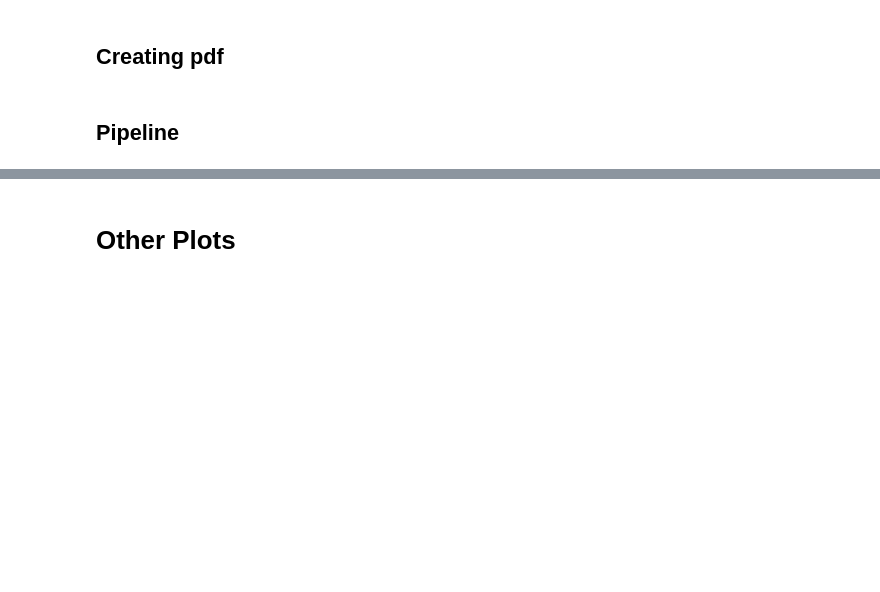
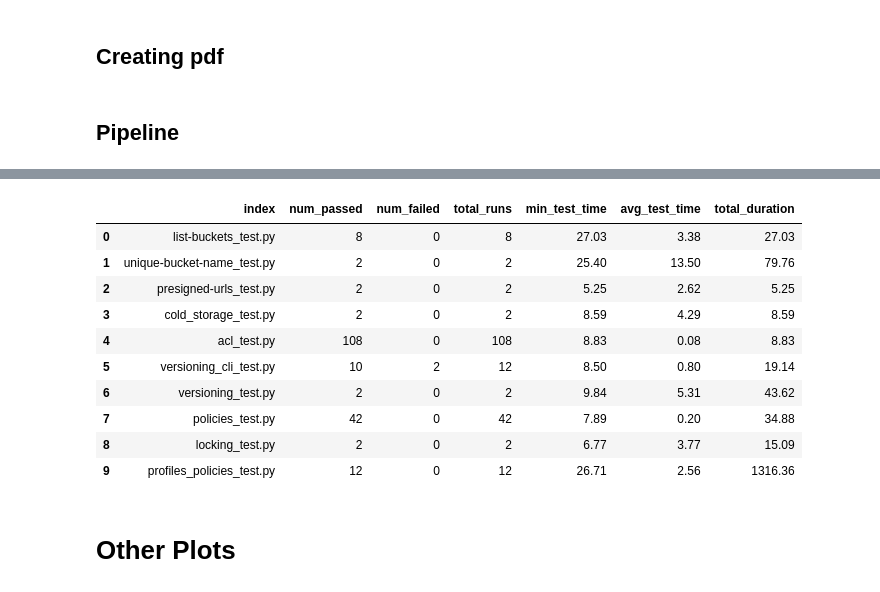
Before and after one commit to 2xlhe/gh-Actions-Reader, a Jupyter notebook: report.ipynb, the cells around one changed output, grey strips where cells are left out. Drawn from its saved outputs; the diff is of its cells as text; code cells hidden in the pictures; blank space fills up the shorter version.

```diff
--- a/report.ipynb
+++ b/report.ipynb
@@ -394,7 +396,7 @@ def get_ids_in_date_range(df, initial_date, final_date):
     return filtered_df['databaseId'].tolist()
 # %%
 repo_path = 'MagaluCloud/s3-specs'
-query_size = 2
+query_size = 4
 
 workflow = ActionsWorkflow(repository=repo_path, query_size=query_size)
 
@@ -407,8 +409,7 @@ jobs = ActionsJobs(repo_path)
 all_workflows_jobs = pd.DataFrame()
 
 for id in set(workflowIds):
-    tmp = jobs.get_jobs(id)
-    all_workflows_jobs = pd.concat([all_workflows_jobs, tmp])
+    all_workflows_jobs = pd.concat([all_workflows_jobs, jobs.get_jobs(id)])
 
 artifacts = ActionsArtifacts(workflowIds, repository=repo_path)
 all_tests_df = pd.DataFrame()
@@ -420,6 +421,9 @@ all_failures_df = pd.DataFrame()
 for path in artifacts.paths:
     artifact = extractor.PytestArtifactLogExtractor(path)
     pytest_tests_status	, pytest_run_times, pytest_failures_errors = artifact.log_to_df()
-    all_tests_df = pd.concat([all_tests_df, pytest_tests_status])
-    all_times_df = pd.concat([all_times_df, pytest_run_times])
-    all_failures_df = pd.concat([all_failures_df, pytest_failures_errors])
+    all_tests_df = pd.concat([all_tests_df, pytest_tests_status]).drop_duplicates()
+    all_times_df = pd.concat([all_times_df, pytest_run_times]).drop_duplicates()
+    all_failures_df = pd.concat([all_failures_df, pytest_failures_errors]).drop_duplicates()
+
+p = PdfMaker(all_tests_df, all_times_df, all_failures_df)
+p.create_pdf()
@@ -487,3 +564,17 @@ NameError: name 'error_df' is not defined
+# %%
+report_df
+# %% [output]
+|  | index | num_passed | num_failed | total_runs | min_test_time | avg_test_time | total_duration |
+| 0 | list-buckets_test.py | 8 | 0 | 8 | 27.03 | 3.38 | 27.03 |
+| 1 | unique-bucket-name_test.py | 2 | 0 | 2 | 25.40 | 13.50 | 79.76 |
+| 2 | presigned-urls_test.py | 2 | 0 | 2 | 5.25 | 2.62 | 5.25 |
+| 3 | cold_storage_test.py | 2 | 0 | 2 | 8.59 | 4.29 | 8.59 |
+| 4 | acl_test.py | 108 | 0 | 108 | 8.83 | 0.08 | 8.83 |
+| 5 | versioning_cli_test.py | 10 | 2 | 12 | 8.50 | 0.80 | 19.14 |
+| 6 | versioning_test.py | 2 | 0 | 2 | 9.84 | 5.31 | 43.62 |
+| 7 | policies_test.py | 42 | 0 | 42 | 7.89 | 0.20 | 34.88 |
+| 8 | locking_test.py | 2 | 0 | 2 | 6.77 | 3.77 | 15.09 |
+| 9 | profiles_policies_test.py | 12 | 0 | 12 | 26.71 | 2.56 | 1316.36 |
 # %% [markdown]
 # Other Plots
 # %% [markdown]
```
Also changed, not shown: parts of 12 cells of this notebook, 4 other files.
